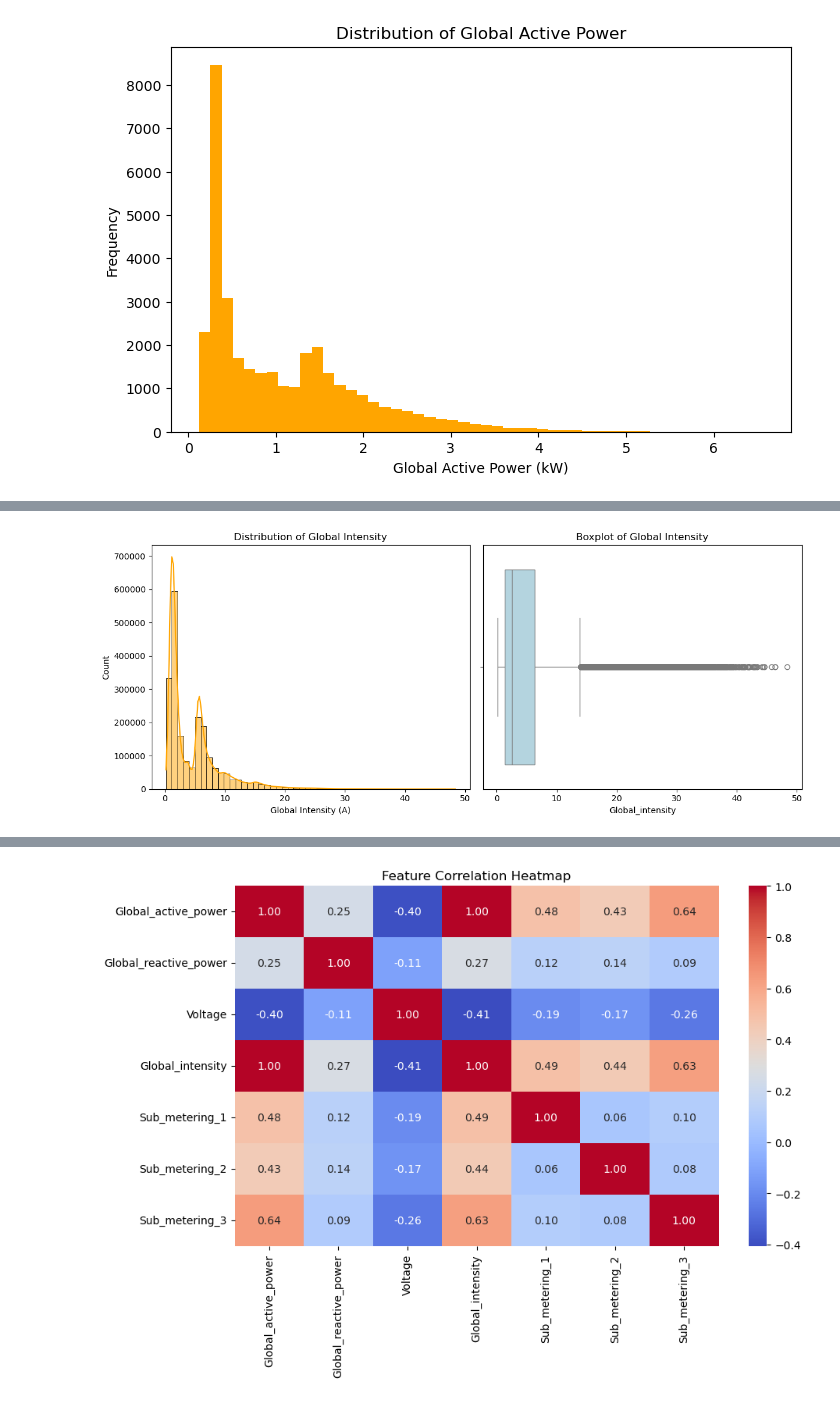
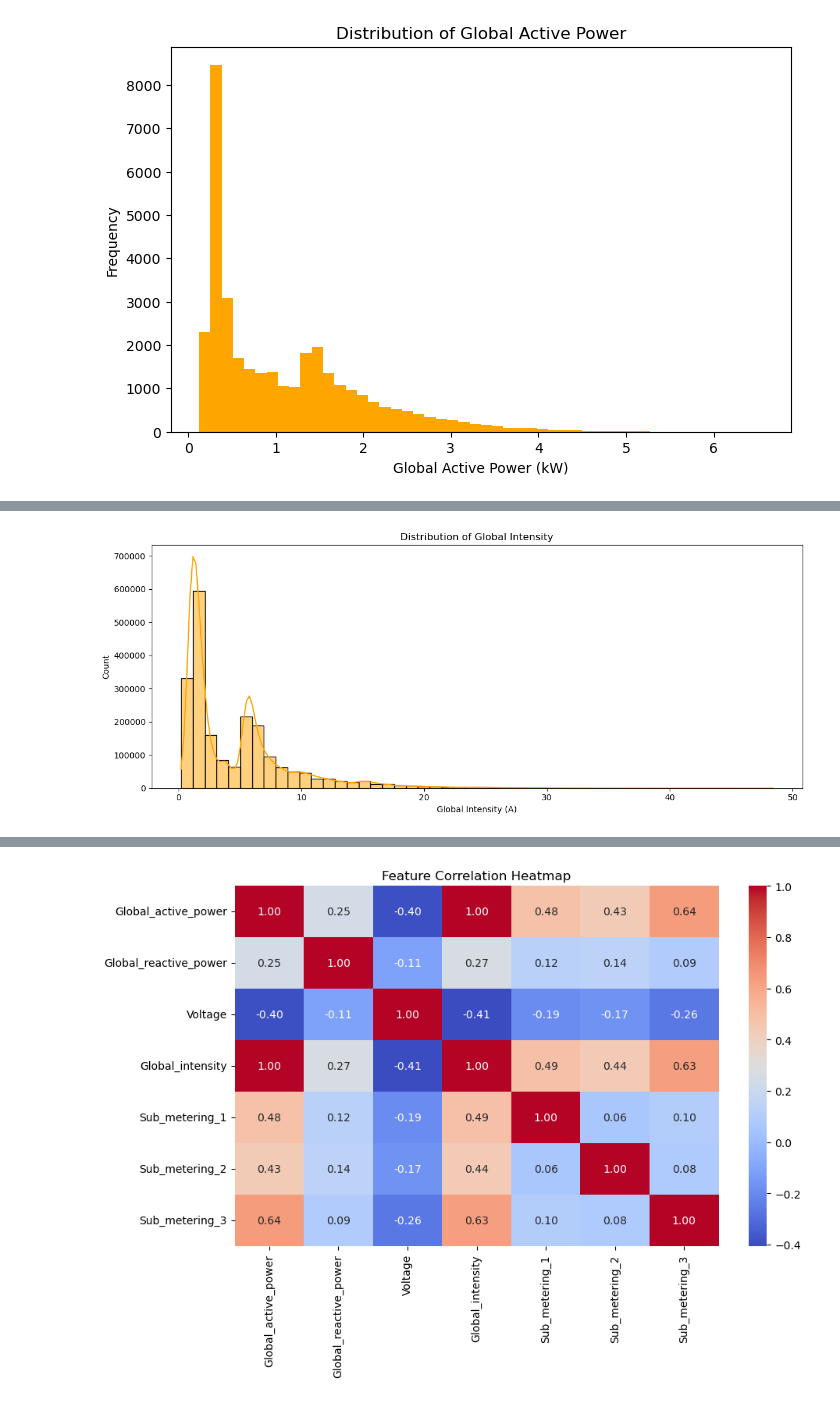
Before and after one commit to Ashif078/energy-consumation, a Jupyter notebook: Energy_consumption_at_houses.ipynb, the cells around one changed output, grey strips where cells are left out. Cells and saved outputs as stored; diff of their text form; code cells hidden in the pictures.

```diff
--- a/Energy_consumption_at_houses.ipynb
+++ b/Energy_consumption_at_houses.ipynb
@@ -242,16 +232,11 @@ plt.show()
 # %%
 plt.figure(figsize=(12,5))
 
-plt.subplot(1,2,1)
 sns.histplot(data['Global_intensity'], bins=50, color='orange', kde=True)
 plt.title('Distribution of Global Intensity')
 plt.xlabel('Global Intensity (A)')
 
-plt.subplot(1,2,2)
-sns.boxplot(x=data['Global_intensity'], color='lightblue')
-plt.title('Boxplot of Global Intensity')
-
 plt.tight_layout()
 plt.show()
 # %% [output]
-[figure, old version]
+[figure, new version]
```
Also changed, not shown: parts of 15 cells of this notebook.
